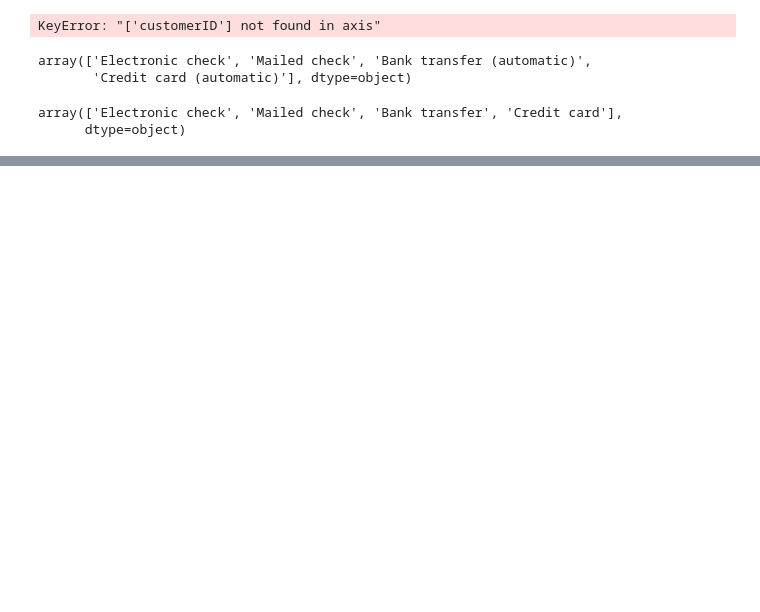
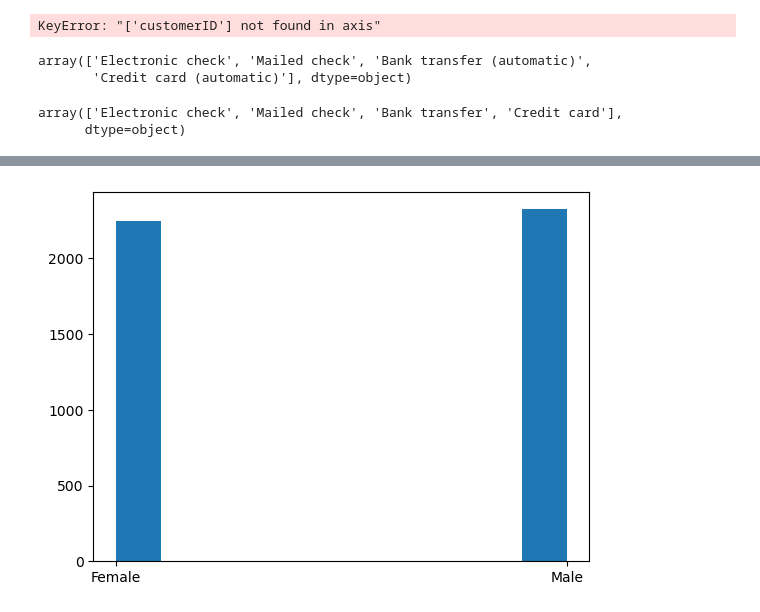
Before and after one commit to gabecavazos/classification_project, a Jupyter notebook: work.ipynb, the cells around one changed output, grey strips where cells are left out. Cells and saved outputs as stored; diff of their text form; code cells hidden in the pictures; blank space fills up the shorter version.

```diff
--- a/work.ipynb
+++ b/work.ipynb
@@ -150,0 +245,5 @@ array(['Electronic check', 'Mailed check', 'Bank transfer', 'Credit card'],
+# %%
+plt.hist(train.gender)
+plt.show()
+# %% [output]
+[figure, added]
```
Also changed, not shown: parts of 22 cells of this notebook, 5 other files.
